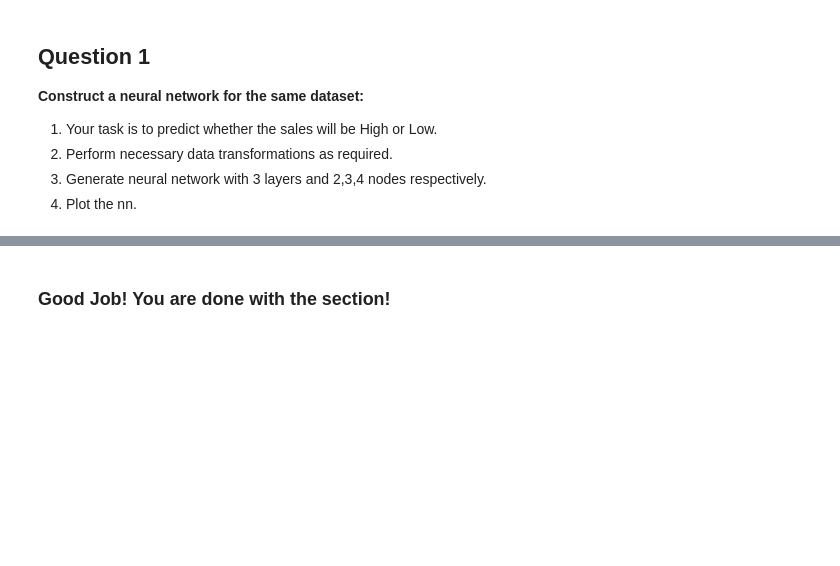
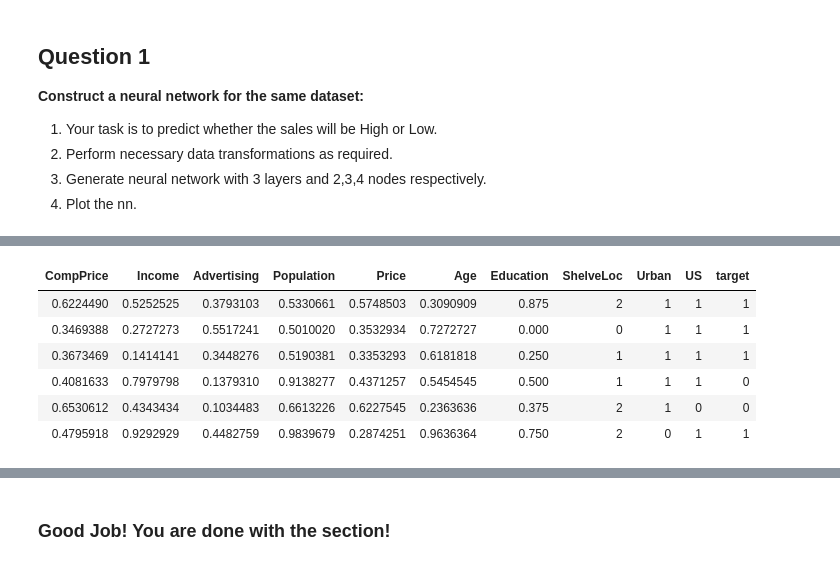
Before and after one commit to asad2011ai/Machine_Learning-Supervised_Learning, a Jupyter notebook: Supervised Learning.ipynb, the cells around one changed output, grey strips where cells are left out. Saved outputs shown, nothing was run; the diff lists cells and outputs as text; code cells hidden in the pictures; blank space fills up the shorter version.

```diff
--- a/Supervised Learning.ipynb
+++ b/Supervised Learning.ipynb
@@ -1190,0 +1337,8 @@ Levels: 0 1
+# %%
+min_max_norm <- function(x) {
+    (x - min(x)) / (max(x) - min(x))
+  }
+# %%
+df_norm <- as.data.frame(lapply(dfn[,1:7], min_max_norm))
+
+head(df_norm)
@@ -1190,0 +1353,3 @@ Levels: 0 1
+# %%
+dfb <- dfn[,8:11]
+head(dfb)
@@ -1190,0 +1364,11 @@ Levels: 0 1
+# %%
+df_norm <- cbind(df_norm,dfb)
+head(df_norm)
+# %% [output]
+| CompPrice | Income | Advertising | Population | Price | Age | Education | ShelveLoc | Urban | US | target |
+| 0.6224490 | 0.5252525 | 0.3793103 | 0.5330661 | 0.5748503 | 0.3090909 | 0.875 | 2 | 1 | 1 | 1 |
+| 0.3469388 | 0.2727273 | 0.5517241 | 0.5010020 | 0.3532934 | 0.7272727 | 0.000 | 0 | 1 | 1 | 1 |
+| 0.3673469 | 0.1414141 | 0.3448276 | 0.5190381 | 0.3353293 | 0.6181818 | 0.250 | 1 | 1 | 1 | 1 |
+| 0.4081633 | 0.7979798 | 0.1379310 | 0.9138277 | 0.4371257 | 0.5454545 | 0.500 | 1 | 1 | 1 | 0 |
+| 0.6530612 | 0.4343434 | 0.1034483 | 0.6613226 | 0.6227545 | 0.2363636 | 0.375 | 2 | 1 | 0 | 0 |
+| 0.4795918 | 0.9292929 | 0.4482759 | 0.9839679 | 0.2874251 | 0.9636364 | 0.750 | 2 | 0 | 1 | 1 |
```
Also changed, not shown: parts of 48 cells of this notebook, 1 other file.
